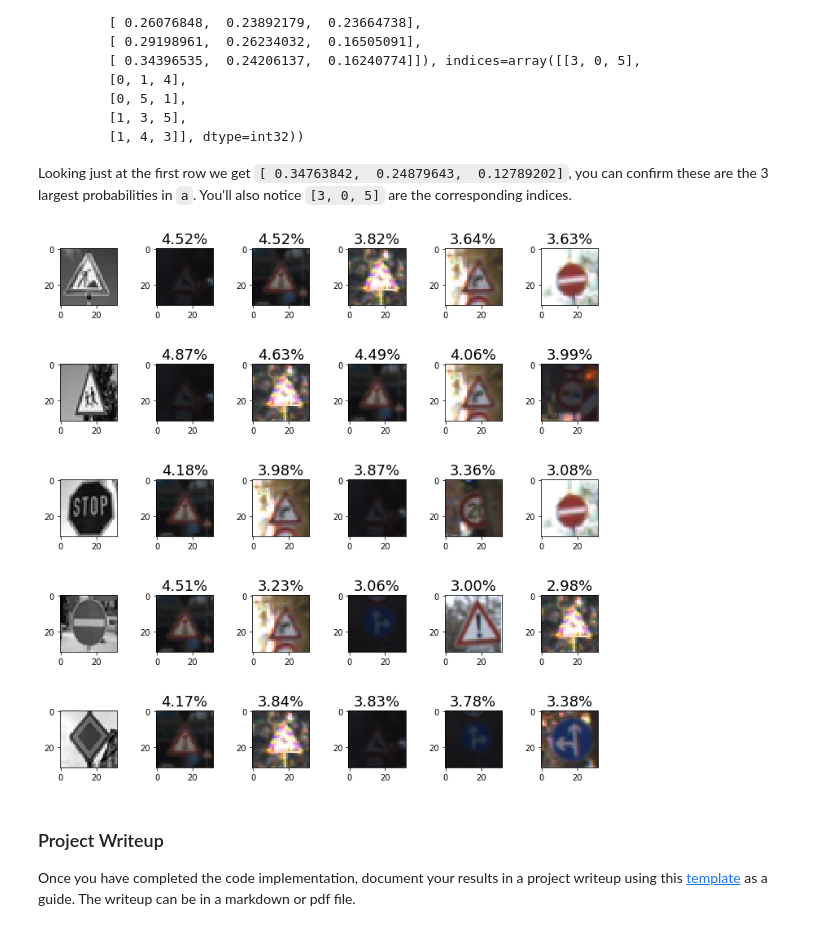
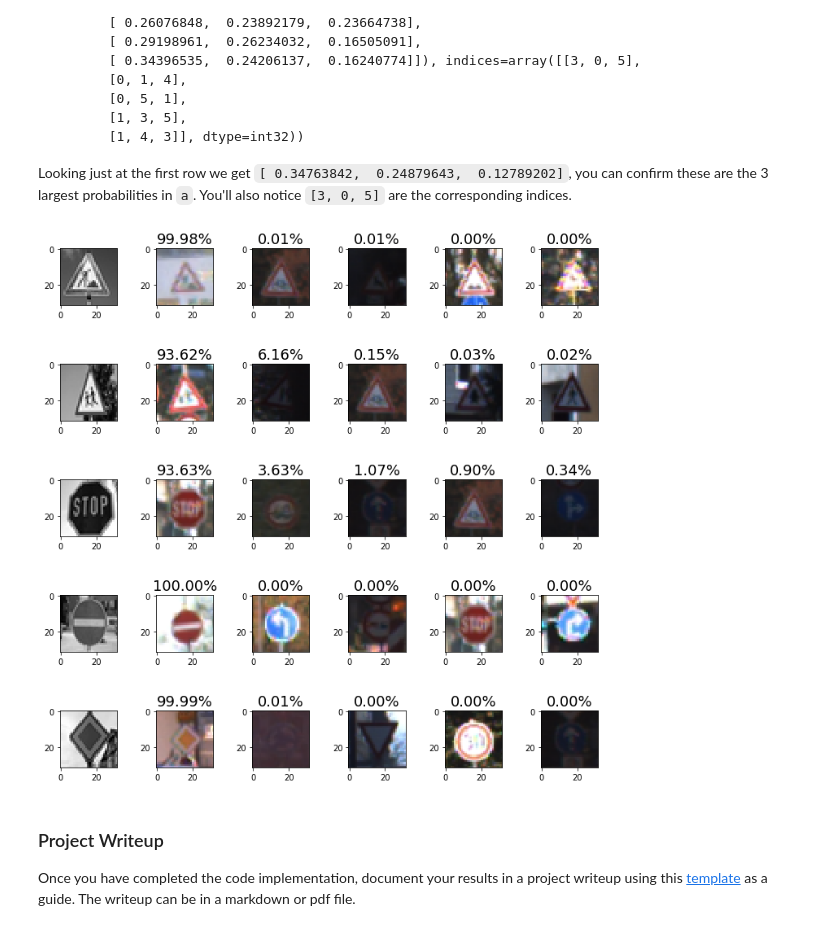
Before and after one commit to R-EM/Project2_Traffic_Sign_Classifier, a Jupyter notebook: Traffic_Sign_Classifier.ipynb, the cells around one changed output. Cells and saved outputs as stored; diff of their text form; code cells hidden in the pictures.

Commit message:
Re-run all cells, and correctly check softmax probabilities by reloading lenet.

```diff
--- a/Traffic_Sign_Classifier.ipynb
+++ b/Traffic_Sign_Classifier.ipynb
@@ -328,7 +328,13 @@ one_hot_y = tf.one_hot(y, 43)
 
 keep_prob = tf.placeholder(tf.float32) # probability to keep units
 
-rate = 0.0005
+# Code to reduce learning rate after each EPOCH.
+# Unsure if this is actually being applied, or if the algorithm is just using the first value.
+global_step = tf.Variable(0, trainable=False)
+boundaries = [3, 10]
+values = [0.001, 0.0005, 0.0001]
+rate = tf.train.piecewise_constant(global_step, boundaries, values)
+
 EPOCHS = 15
 BATCH_SIZE = 128
 # %%
@@ -548,34 +554,38 @@ def get_index(label):
 ### Print out the top five softmax probabilities for the predictions on the German traffic sign images found on the web.
 ### Feel free to use as many code cells as needed.
 logits_softmax = tf.nn.softmax(logits)
 top_k_softmax = tf.nn.top_k(logits_softmax, k = 5)
 
 with tf.Session() as sess:
     sess.run(tf.global_variables_initializer())
+
+    saver = tf.train.import_meta_graph('./lenet.meta')
+    saver.restore(sess, "./lenet")
+
     logits_softmax = sess.run(logits_softmax, feed_dict={x: images, keep_prob: 1.0})
     top_k_softmax = sess.run(top_k_softmax, feed_dict={x: images, keep_prob: 1.0})
 
 
 # Need to display the image we're looking at, the images that we're guessing from and their probabilities.
 # So plot a 5x6 matrix, where the far left is the image we're looking at,
 # and place probabilities in descending order from left to right with their respective probabilities
 
 
 softmax_probabilities = top_k_softmax[0]
 softmax_labels = top_k_softmax[1]
 
 # Create subplots
 fig, plots = plt.subplots(5,6,figsize=(10,10))
 fig.tight_layout()
 # Plot images
 for i in range (0, len(plots)):
     plots[i,0].imshow(images[i].squeeze(), cmap = 'gray')
     for j in range (1, len(plots[i])):
         plots[i,j].imshow(X_valid[get_index(softmax_labels[i][j-1])].squeeze(), cmap = 'gray')
         str_temp = "{:.2f}%".format(softmax_probabilities[i][j-1]*100)
         plots[i,j].set_title(str_temp, fontsize=18)
 # %% [output]
-[figure, old version]
+[figure, new version]
 # %% [markdown]
 ### Project Writeup
 
```
Also changed, not shown: parts of 4 cells of this notebook, 4 other files.
